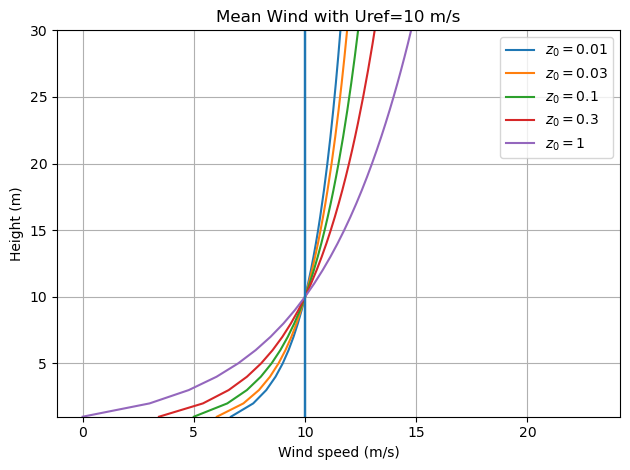
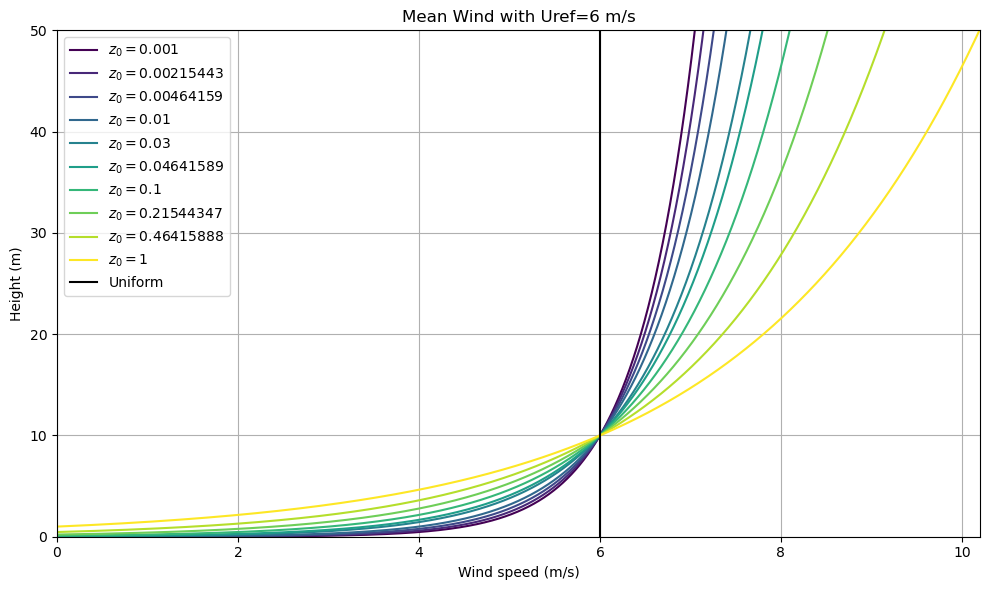
Code edit (unified diff) that turned the first committed figure into the second:
--- before
+++ after
@@ -3,8 +3,8 @@
 
 # surface roughness
-z0 = [0.01, 0.03, 0.1, 0.3, 1]
+z0 = [0.001, 0.00215443, 0.00464159, 0.01, 0.03, 0.04641589, 0.1, 0.21544347, 0.46415888, 1]
 
 # using the surface roughness and the reference wind speed at 10 meters above ground, we make the log profile
-Uref = 10
+Uref = 6
 
 
@@ -15,16 +15,19 @@
 
 
-z = np.linspace(1,200,200)
+z = np.linspace(0.01,200,20000)
+plt.figure(figsize=(10,6))
+colors = plt.cm.viridis(np.linspace(0, 1, len(z0)))
 
 for rough in z0:
-    plt.plot(U(z,rough,Uref), z, label=f'$z_0={rough}$')
-    plt.axvline(Uref,)
+    plt.plot(U(z,rough,Uref), z, label=f'$z_0={rough}$',color=colors[z0.index(rough)])
+plt.axvline(Uref,color='black',label='Uniform')
 
 plt.xlabel("Wind speed (m/s)")
 plt.ylabel("Height (m)")
-plt.title("Mean Wind with Uref=10 m/s")
+plt.title("Mean Wind with Uref=6 m/s")
 
 plt.grid(True)
-plt.ylim(1,30)
+plt.ylim(0,50)
+plt.xlim(0,10.2)
 plt.legend()
 

Commit: plotting update